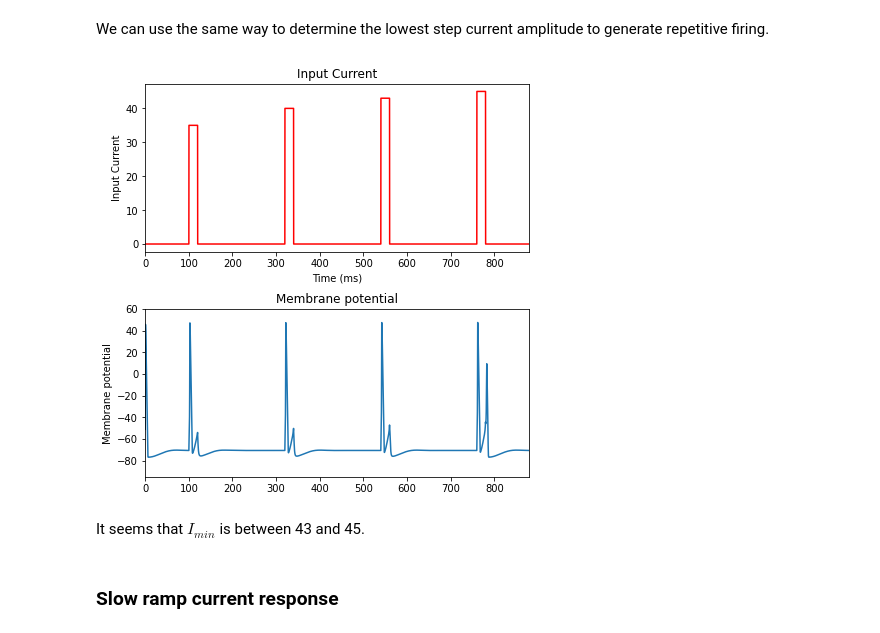
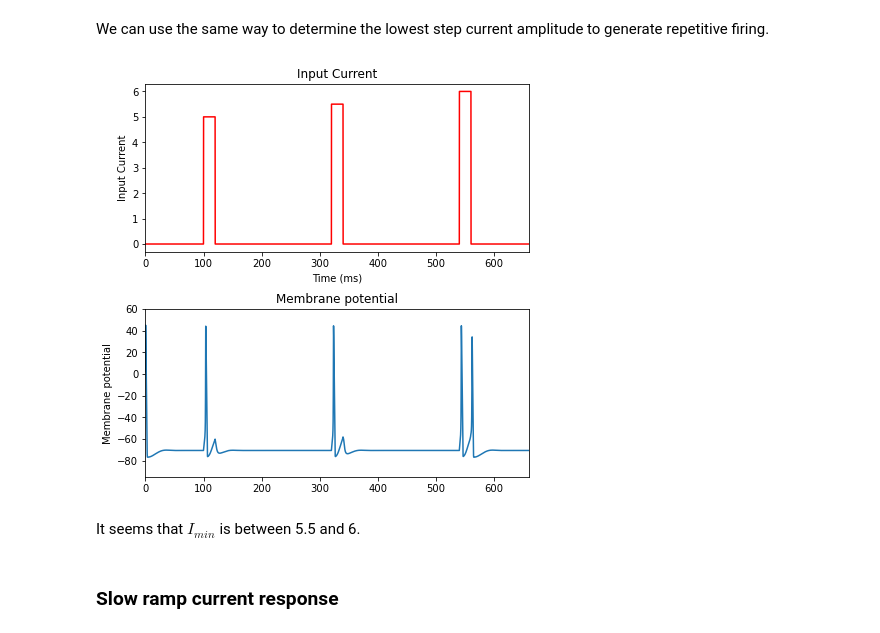
Before and after one commit to quanpeng0/BrainModels, a Jupyter notebook: docs/tutorials/neurons/HH_model.ipynb, the cells around one changed output. Saved outputs shown, nothing was run; the diff lists cells and outputs as text; code cells hidden in the pictures.

```diff
--- a/docs/tutorials/neurons/HH_model.ipynb
+++ b/docs/tutorials/neurons/HH_model.ipynb
@@ -479,7 +480,7 @@ def HH_simulate(input_current, duration, geometry = (1,), n_figs=2):
 Let's determine the lowest step current amplitude $I_{min}$ for generating at least one spike by trying different input amplitudes. (The duration of step current is 5 ms.)
 # %%
 # apply several step currents
-amplitudes = [3.25, 0, 3.3, 0, 3.25]  # step current amplitude
+amplitudes = [0, 1.9, 0, 1.95, 0, 2.0]  # step current amplitude
 
 stim_interval = 25.
 stim_dur = 5.   # stimulation duration
@@ -504,25 +505,25 @@ It seems that $I_{min}$ is between 3.25 and 3.3.
 We can use the same way to determine the lowest step current amplitude to generate repetitive firing.
 # %%
 # apply several step currents
-amplitudes = [35., 40., 43., 45.]  # step current amplitude
+amplitudes = [5., 5.5, 6.]  # step current amplitude
 
 stim_interval = 100.
 stim_dur = 20.   # stimulation duration
 I = []
 
 for amplitude in amplitudes:
     I.append((0., stim_interval))
     I.append((amplitude, stim_dur))
     I.append((0., stim_interval))
 
 (step_I, duration) = bp.inputs.constant_current(I)
 
 # run simulation
 HH_simulate(input_current=step_I, duration=duration)
 # %% [output]
-[figure, old version]
+[figure, new version]
 # %% [markdown]
-It seems that $I_{min}$ is between 43 and 45.
+It seems that $I_{min}$ is between 5.5 and 6.
 # %% [markdown]
 ### Slow ramp current response
 # %% [markdown]
```
Also changed, not shown: parts of 10 cells of this notebook.
